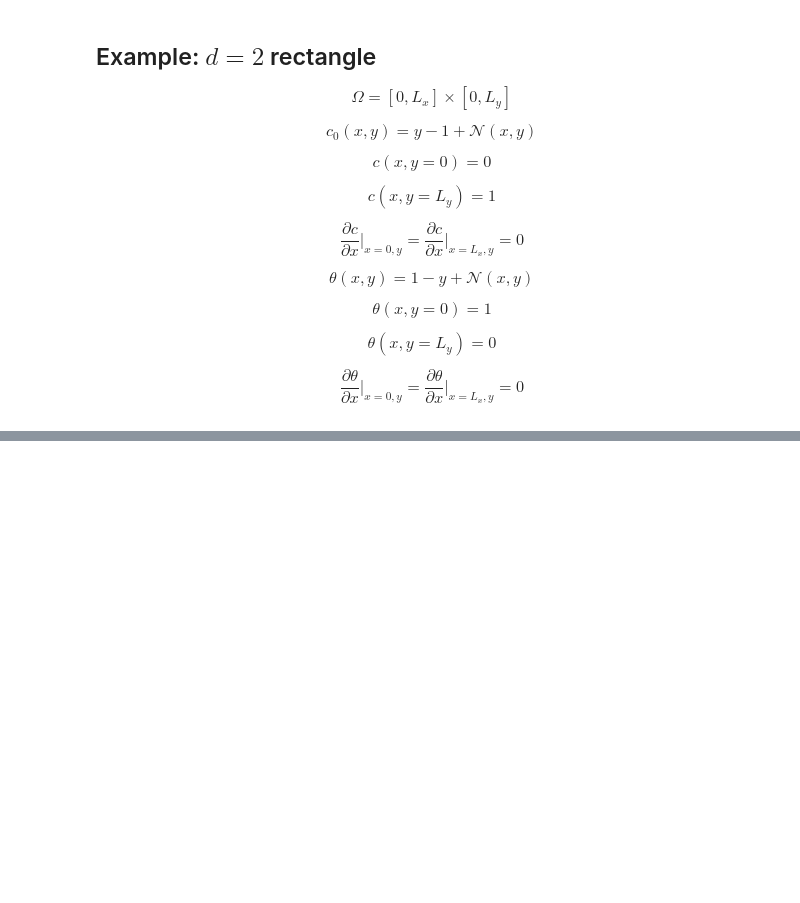
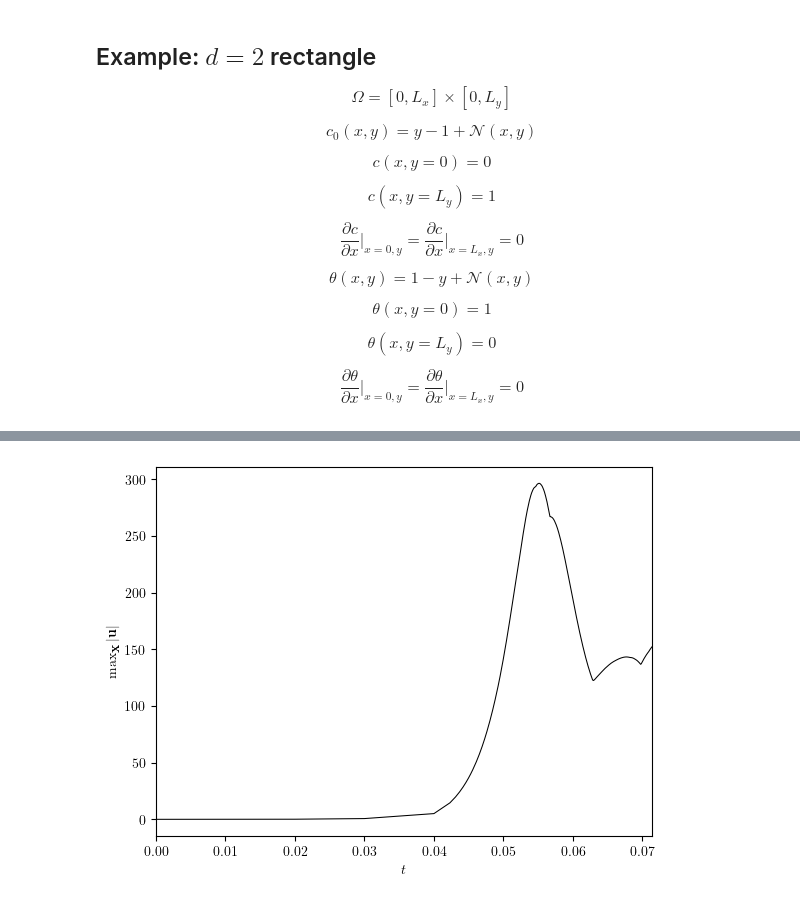
Before and after one commit to george-poole/LUCiFEx, a Jupyter notebook: demo/A20_double_diffusive_convection.ipynb, the cells around one changed output, grey strips where cells are left out. Saved outputs shown, nothing was run; the diff lists cells and outputs as text; code cells hidden in the pictures; blank space fills up the shorter version.

```diff
--- a/demo/A20_double_diffusive_convection.ipynb
+++ b/demo/A20_double_diffusive_convection.ipynb
@@ -63,4 +63,30 @@ $$\theta(x,y=L_y)=0$$
 
 $$\frac{\partial\theta}{\partial x}\bigg\vert_{x=0,y}=\frac{\partial\theta}{\partial x}\bigg\vert_{x=L_x,y}=0$$
 # %%
-from
+import numpy as np
+from lucifex.sim import integrate
+from lucifex.viz import plot_colormap, plot_line
+from lucifex.io import write
+from lucifex.utils import maximum
+
+from py.double_diffusive_convection import navier_stokes_double_diffusion
+
+
+Ra = 5e4
+Rb = 1e5
+simulation = navier_stokes_double_diffusion(
+    Lx=2.0,
+    Ly=1.0,
+    Nx=64,
+    Ny=64,
+    cell='quadrilateral',
+    Ra=Ra,
+    Rb=Rb,
+    Le=10.0,
+    dt_max=0.01,
+)
+
+n_stop = 400
+dt_init = 1e-6
+n_init = 10
+integrate(simulation, n_stop=n_stop, dt_init=dt_init, n_init=n_init)
@@ -66,0 +115,8 @@ from
+# %%
+u = simulation['u']
+u_max = [maximum(i) for i in u.series]
+# %%
+fig, ax = plot_line((u.time_series, u_max), x_label='$t$', y_label='$\max_{\\textbf{x}}|\\textbf{u}|$')
+write(fig, f'A20_double_diffusive_umax(t)', './figures', close=False, pickle=False)
+# %% [output]
+[figure, added]
```
Also changed, not shown: parts of 1 cell of this notebook, 29 other files.
